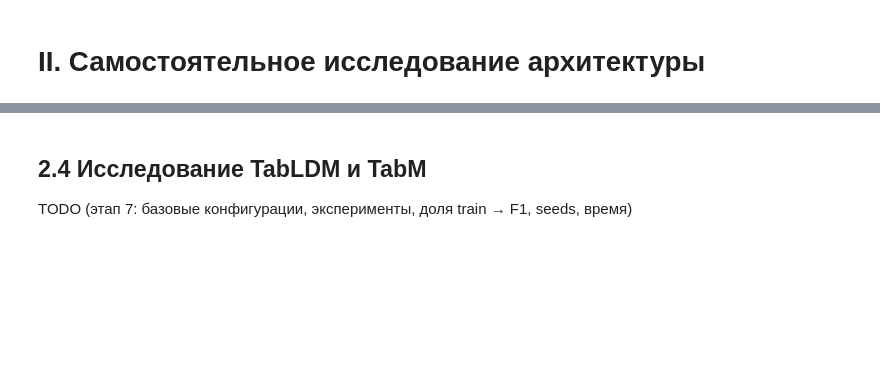
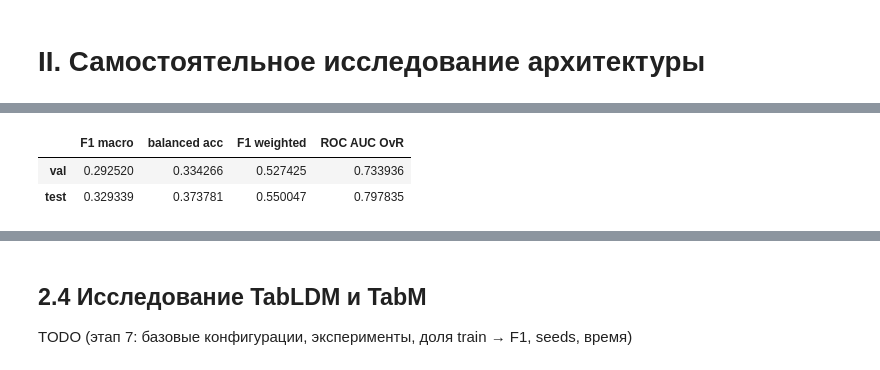
Before and after one commit to 2made1ra/ml-3, a Jupyter notebook: lab-1/lab-1.ipynb, the cells around one changed output, grey strips where cells are left out. Cells and saved outputs as stored; diff of their text form; code cells hidden in the pictures; blank space fills up the shorter version.

```diff
--- a/lab-1/lab-1.ipynb
+++ b/lab-1/lab-1.ipynb
@@ -661 +700,20 @@ TODO (этап 6: признаки, preprocessing, выборки, измене
+# %%
+base = load_run("v10").metrics
+base_names = {
+    "F1 macro": "f1_macro",
+    "balanced acc": "balanced_acc",
+    "F1 weighted": "f1_weighted",
+    "ROC AUC OvR": "roc_auc_ovr",
+}
+pd.DataFrame(
+    {
+        title: [base[f"{split}_{key}"] for split in ("val", "test")]
+        for title, key in base_names.items()
+    },
+    index=["val", "test"],
+)
+# %% [output]
+|  | F1 macro | balanced acc | F1 weighted | ROC AUC OvR |
+| val | 0.292520 | 0.334266 | 0.527425 | 0.733936 |
+| test | 0.329339 | 0.373781 | 0.550047 | 0.797835 |
 # %% [markdown]
```
Also changed, not shown: parts of 9 cells of this notebook, 1 other file.
